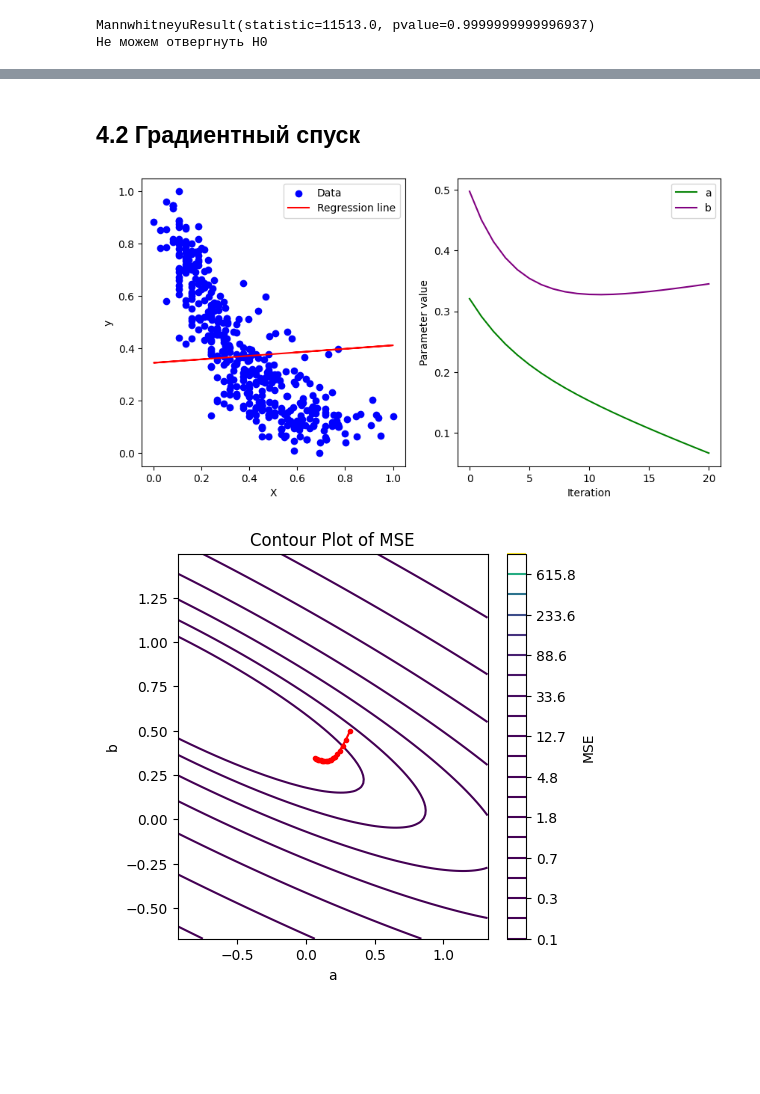
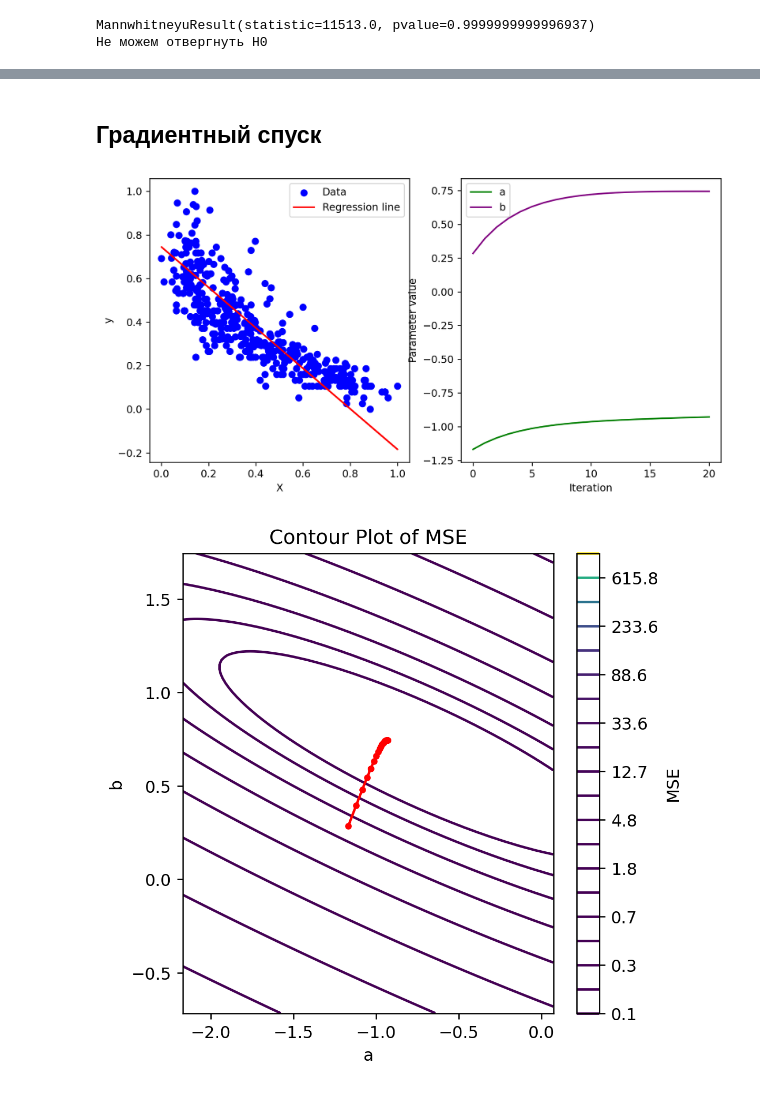
Before and after one commit to igel2000/ml-inno-hw, a Jupyter notebook: 1.Math/1.99.MathItog.ipynb, the cells around one changed output, grey strips where cells are left out. Drawn from its saved outputs; the diff is of its cells as text; code cells hidden in the pictures; blank space fills up the shorter version.

```diff
--- a/1.Math/1.99.MathItog.ipynb
+++ b/1.Math/1.99.MathItog.ipynb
@@ -434,0 +654,34 @@ my_sgd(df_mpg_weight["mpg_minmax"], df_mpg_weight["weight_minmax"],
+# %%
+def SGD(X, y, lr=0.05, epoch=10, batch_size=1, seed=42):
+
+    '''
+    Stochastic Gradient Descent for a single feature
+    '''
+
+    # Инициализация генератора случайных данных
+    np.random.seed(seed)
+
+    m, b = 0.5, 0.5 # initial parameters
+    log, mse = [], [] # lists to store learning process
+
+    for _ in range(epoch):
+
+        indexes = np.random.randint(0, len(X), batch_size) # random sample
+
+        Xs = X[indexes] #np.take(X, indexes)
+        ys = y[indexes] #np.take(y, indexes)
+        N = len(Xs)
+
+        f = ys - (m*Xs + b)
+
+        # Updating parameters m and b
+        m -= lr * (-2 * Xs.dot(f).sum() / N)
+        b -= lr * (-2 * f.sum() / N)
+
+        log.append((m, b))
+        mse.append(mean_squared_error(y, m*X+b))
+
+    return m, b, log, mse
+# %%
+X = scale(df_mpg["weight"])
+y = scale(df_mpg["mpg"])
@@ -435,12 +733,10 @@ my_sgd(df_mpg_weight["mpg_minmax"], df_mpg_weight["weight_minmax"],
 # %% [markdown]
-## 4.2 Градиентный спуск
+## Градиентный спуск
 # %%
-def my_gd(x, y, x_orig, y_orig, n_interation=0.1, seed=42, learning_rate=20):
+def my_gd(x, y, x_orig, y_orig, n_iterations=201, seed=42, learning_rate=0.1):
     # Начальные значения параметров
     a_n = np.random.randn(1)
     b_n = np.random.randn(1)
-    learning_rate = 0.1
-    n_iterations = 20
     m = len(x)
 
     # Хранение значений параметров для визуализации
@@ -500,9 +796,9 @@ def my_gd(x, y, x_orig, y_orig, n_interation=0.1, seed=42, learning_rate=20):
     #print(f"Минимум достигается при x1={x1_history[-1]:.4f}, x2={x2_history[-1]:.4f}")
     #print(f"Значение функции в точке минимума = {f(x1_history[-1], x2_history[-1])}:.4f)")
 # %%
-my_gd(df_mpg_weight["mpg_minmax"], df_mpg_weight["weight_minmax"],
-      df_mpg_weight["weight"], df_mpg_weight["mpg"],
-      n_interation=19, seed=25, learning_rate=0.1)
+my_gd(x=df_mpg_weight["weight_X"], y=df_mpg_weight["mpg_y"],
+      x_orig=df_mpg_weight["weight"], y_orig=df_mpg_weight["mpg"],
+      n_iterations=20, seed=25, learning_rate=0.1)
 # %% [output]
-[figure, old version]
+[figure, new version]
-[figure, old version]
+[figure, new version]
```
Also changed, not shown: parts of 79 cells of this notebook.
